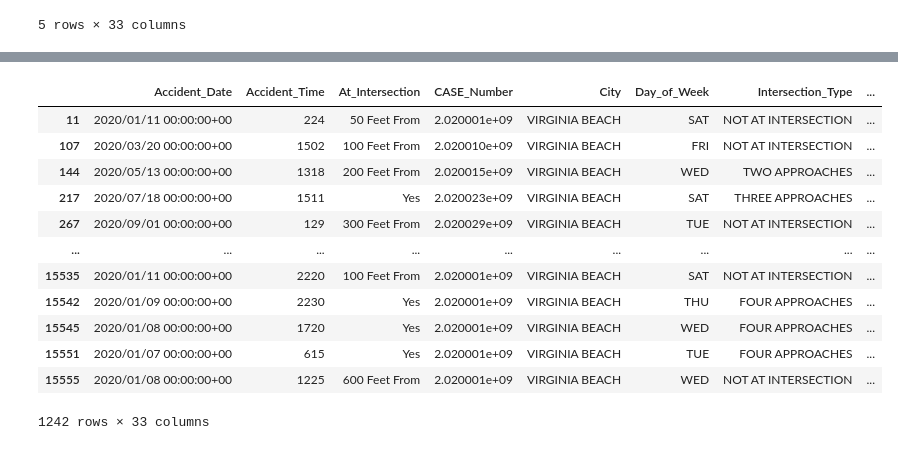
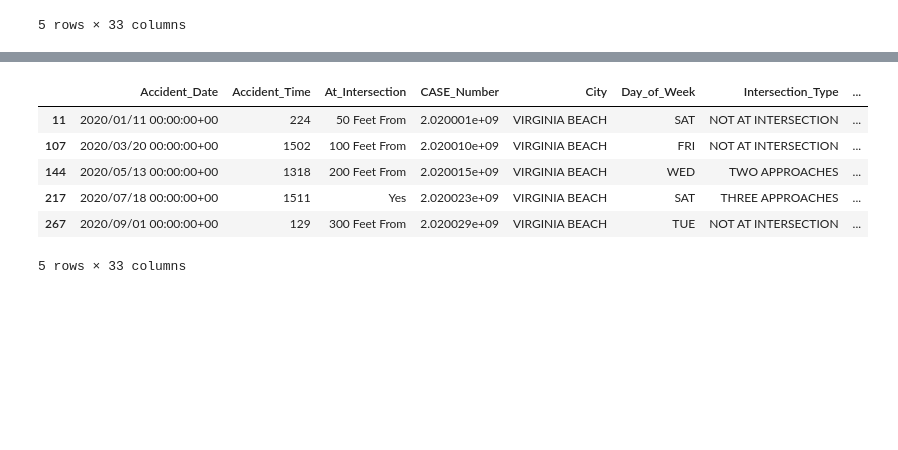
Before and after one commit to andrewma5/vb-auto-accidents, a Jupyter notebook: FilterLocations.ipynb, the cells around one changed output, grey strips where cells are left out. Saved outputs shown, nothing was run; the diff lists cells and outputs as text; code cells hidden in the pictures; blank space fills up the shorter version.

```diff
--- a/FilterLocations.ipynb
+++ b/FilterLocations.ipynb
@@ -56,18 +50,12 @@ data[repeats]
 # %%
 vb_blvd = data[data["Main_Street"].str.contains("virginia beach", case=False)]
-vb_blvd
+vb_blvd.head()
 # %% [output]
 |  | Accident_Date | Accident_Time | At_Intersection | CASE_Number | City | Day_of_Week | Intersection_Type | ... |
 | 11 | 2020/01/11 00:00:00+00 | 224 | 50 Feet From | 2.020001e+09 | VIRGINIA BEACH | SAT | NOT AT INTERSECTION | ... |
 | 107 | 2020/03/20 00:00:00+00 | 1502 | 100 Feet From | 2.020010e+09 | VIRGINIA BEACH | FRI | NOT AT INTERSECTION | ... |
 | 144 | 2020/05/13 00:00:00+00 | 1318 | 200 Feet From | 2.020015e+09 | VIRGINIA BEACH | WED | TWO APPROACHES | ... |
 | 217 | 2020/07/18 00:00:00+00 | 1511 | Yes | 2.020023e+09 | VIRGINIA BEACH | SAT | THREE APPROACHES | ... |
 | 267 | 2020/09/01 00:00:00+00 | 129 | 300 Feet From | 2.020029e+09 | VIRGINIA BEACH | TUE | NOT AT INTERSECTION | ... |
-| ... | ... | ... | ... | ... | ... | ... | ... | ... |
-| 15535 | 2020/01/11 00:00:00+00 | 2220 | 100 Feet From | 2.020001e+09 | VIRGINIA BEACH | SAT | NOT AT INTERSECTION | ... |
-| 15542 | 2020/01/09 00:00:00+00 | 2230 | Yes | 2.020001e+09 | VIRGINIA BEACH | THU | FOUR APPROACHES | ... |
-| 15545 | 2020/01/08 00:00:00+00 | 1720 | Yes | 2.020001e+09 | VIRGINIA BEACH | WED | FOUR APPROACHES | ... |
-| 15551 | 2020/01/07 00:00:00+00 | 615 | Yes | 2.020001e+09 | VIRGINIA BEACH | TUE | FOUR APPROACHES | ... |
-| 15555 | 2020/01/08 00:00:00+00 | 1225 | 600 Feet From | 2.020001e+09 | VIRGINIA BEACH | WED | NOT AT INTERSECTION | ... |
-1242 rows × 33 columns
+5 rows × 33 columns
 # %%
```
Also changed, not shown: parts of 15 cells of this notebook.
